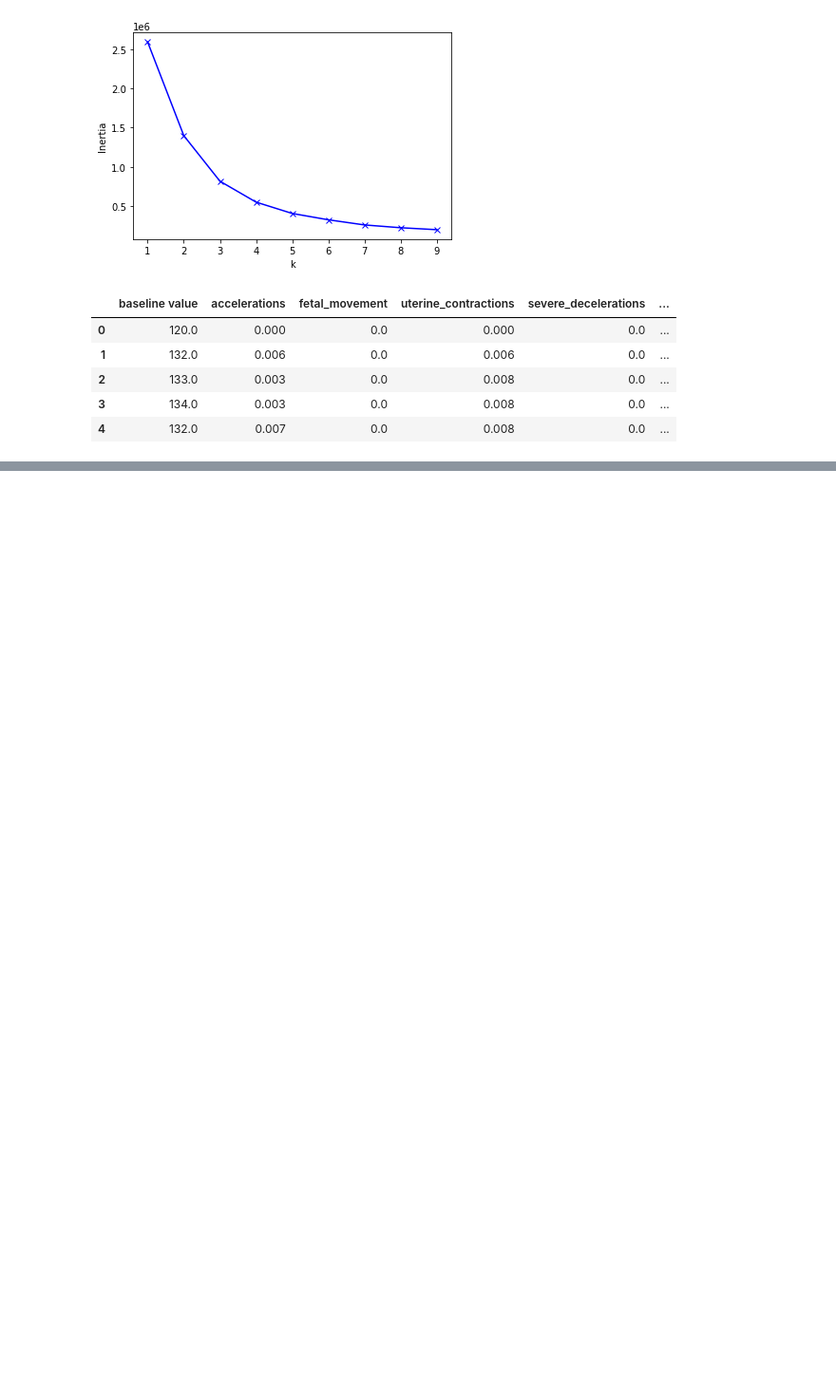
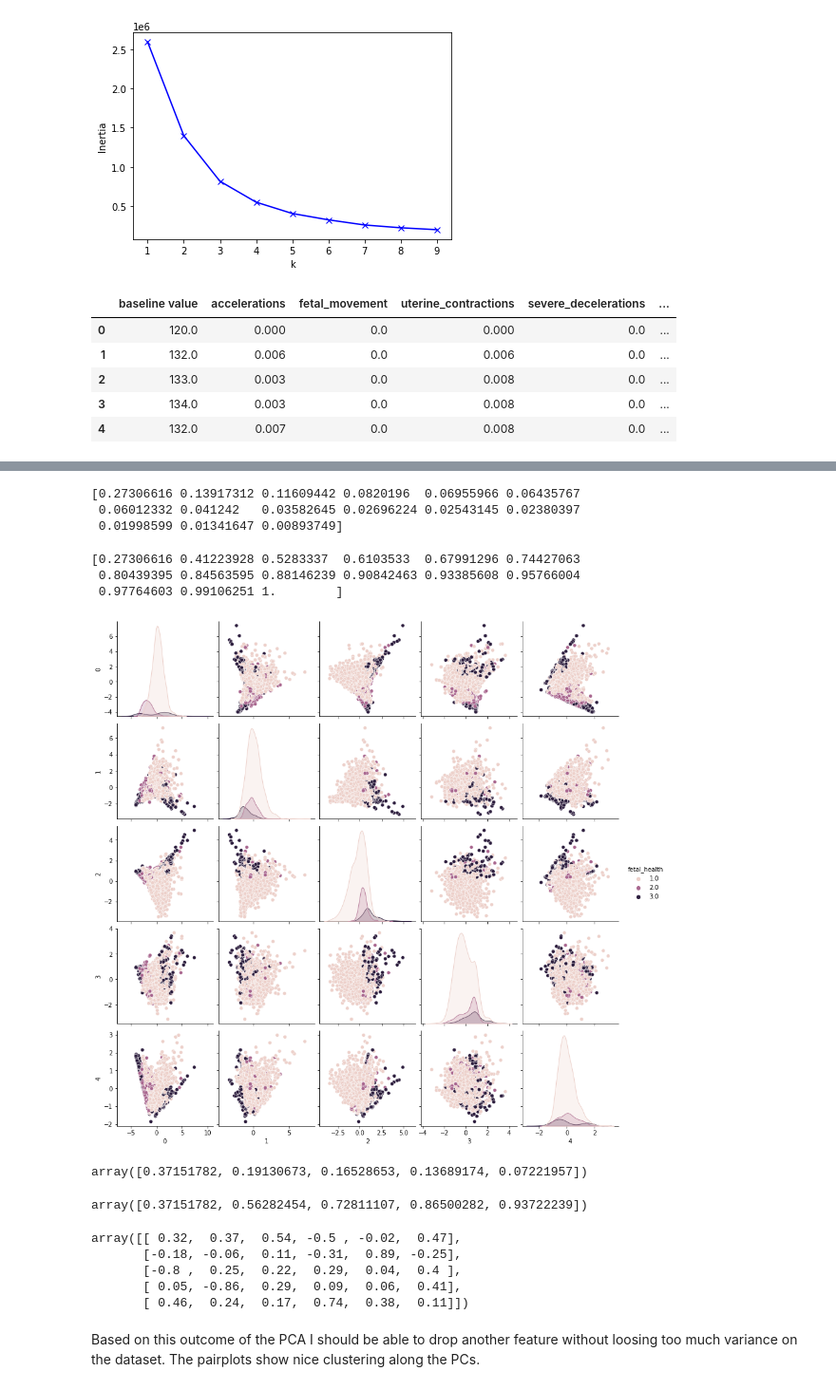
Before and after one commit to aegis301/fetal_health, a Jupyter notebook: 2_data_clustering.ipynb, the cells around one changed output, grey strips where cells are left out. Shown at 95% size. Cells and saved outputs as stored; diff of their text form; code cells hidden in the pictures; blank space fills up the shorter version.

```diff
--- a/2_data_clustering.ipynb
+++ b/2_data_clustering.ipynb
@@ -203,0 +225,58 @@ TODO: #1 implement PCA to the entire dataset (remember to include excluded colum
+# %%
+from sklearn.decomposition import PCA
+
+columns_pca = data_pca.columns
+
+scaler = StandardScaler()
+
+data_ss = scaler.fit_transform(data_pca)
+pca = PCA()
+pca.fit(data_ss)
+
+print(pca.explained_variance_ratio_)
+# %% [output]
+[0.27306616 0.13917312 0.11609442 0.0820196  0.06955966 0.06435767
+ 0.06012332 0.041242   0.03582645 0.02696224 0.02543145 0.02380397
+ 0.01998599 0.01341647 0.00893749]
+# %%
+print(pca.explained_variance_ratio_.cumsum())
+# %% [output]
+[0.27306616 0.41223928 0.5283337  0.6103533  0.67991296 0.74427063
+ 0.80439395 0.84563595 0.88146239 0.90842463 0.93385608 0.95766004
+ 0.97764603 0.99106251 1.        ]
+# %%
+from sklearn.pipeline import Pipeline
+
+pca_pipe = Pipeline([
+    ('scaler', StandardScaler()),
+    ('reducer', PCA(n_components=5))
+])
+
+pca_red = pca_pipe.fit_transform(data_red.drop(columns=["fetal_health"]))
+pca_cols = data_red.drop(columns=["fetal_health"]).columns
+# %%
+pca_red = pd.DataFrame(pca_red)
+pca_red = pca_red.join(data_red["fetal_health"])
+
+sns.pairplot(pca_red, hue="fetal_health")
+plt.show()
+# %% [output]
+[figure, added]
+# %%
+pca_pipe['reducer'].explained_variance_ratio_
+# %% [output]
+array([0.37151782, 0.19130673, 0.16528653, 0.13689174, 0.07221957])
+# %%
+pca_pipe['reducer'].explained_variance_ratio_.cumsum()
+# %% [output]
+array([0.37151782, 0.56282454, 0.72811107, 0.86500282, 0.93722239])
+# %%
+pca_pipe['reducer'].components_.round(2)
+# %% [output]
+array([[ 0.32,  0.37,  0.54, -0.5 , -0.02,  0.47],
+       [-0.18, -0.06,  0.11, -0.31,  0.89, -0.25],
+       [-0.8 ,  0.25,  0.22,  0.29,  0.04,  0.4 ],
+       [ 0.05, -0.86,  0.29,  0.09,  0.06,  0.41],
+       [ 0.46,  0.24,  0.17,  0.74,  0.38,  0.11]])
+# %% [markdown]
+Based on this outcome of the PCA I should be able to drop another feature without loosing too much variance on the dataset. The pairplots show nice clustering along the PCs.
```
Also changed, not shown: parts of 9 cells of this notebook.
